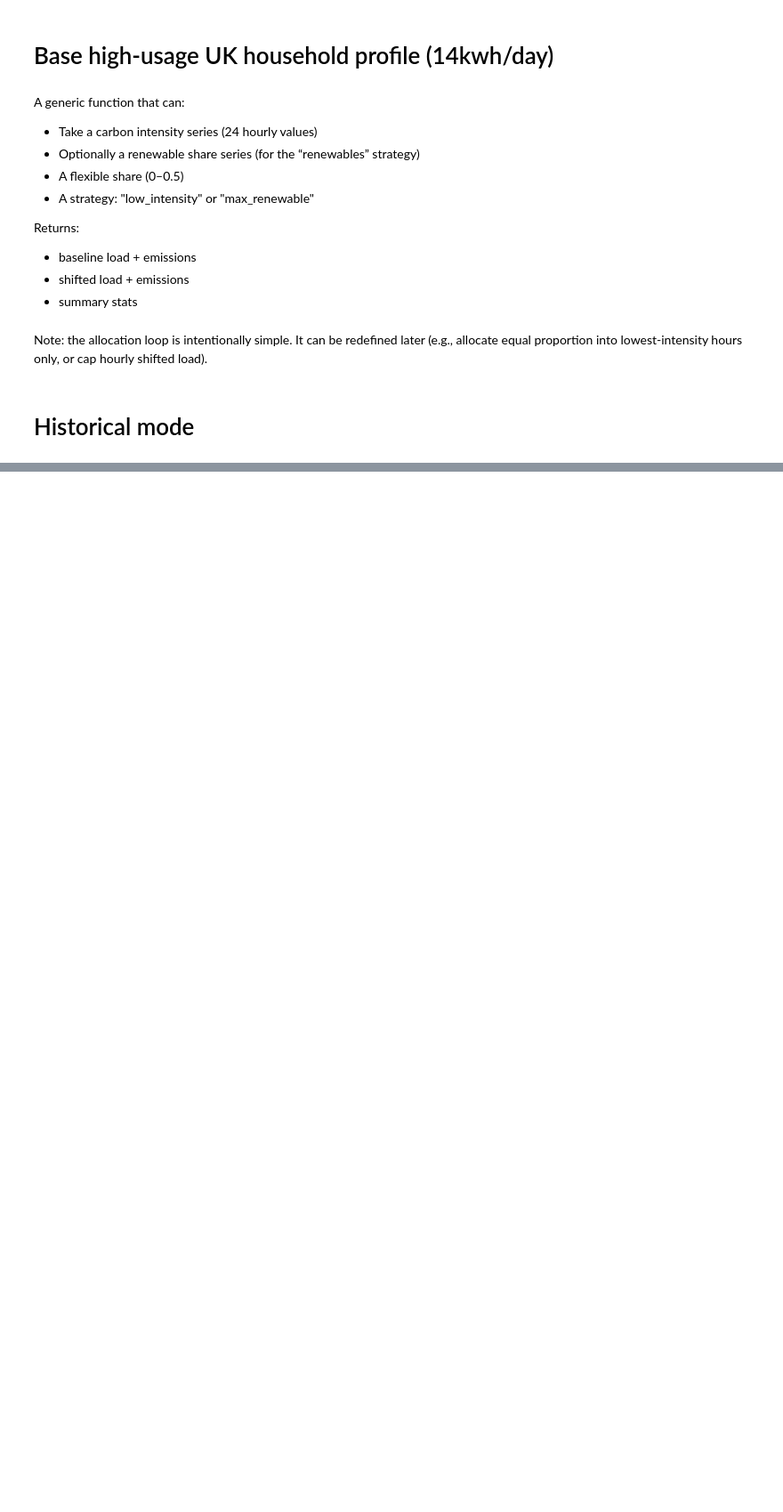
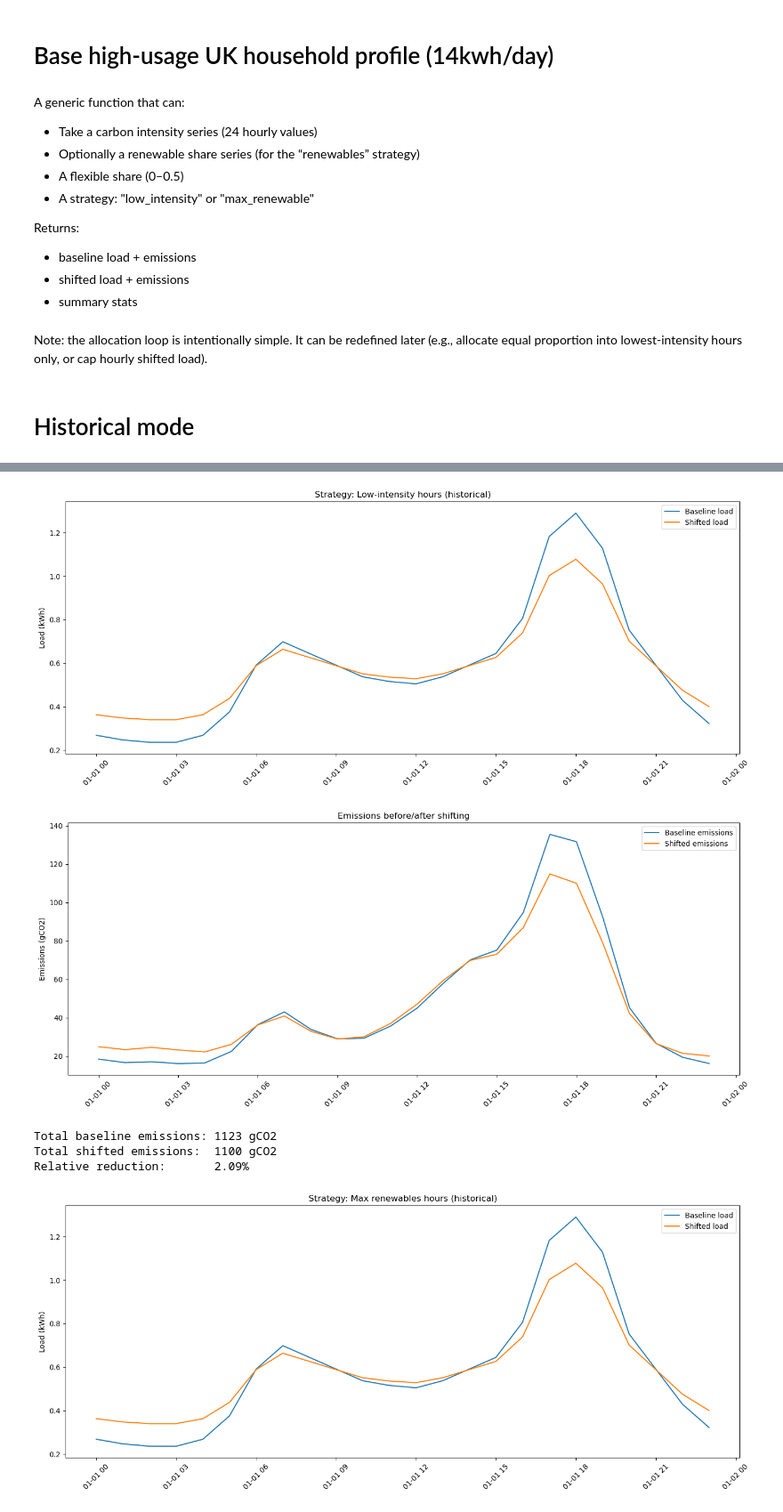
Before and after one commit to KrisN13/Forecasting-UK-Grid-Carbon-Intensity, a Jupyter notebook: notebooks/05_scenarios_and_impact.ipynb, the cells around one changed output, grey strips where cells are left out. Shown at 89% size. Saved outputs shown, nothing was run; the diff lists cells and outputs as text; code cells hidden in the pictures; blank space fills up the shorter version.

Commit message:
ReadME updated with Limitations, 05_scenarios_and_impact completed processes

```diff
--- a/notebooks/05_scenarios_and_impact.ipynb
+++ b/notebooks/05_scenarios_and_impact.ipynb
@@ -5,12 +14,8 @@ import matplotlib.pyplot as plt
 # %%
-# File path for carbon intensity dataset
-PATH = "C:/Users/Krist/OneDrive/Documents/Data Analysis/Practice/Carbon/data/processed/df_carbon.parquet"
+# File path for predictions dataset
+PATH = "../data/predictions/ci_predictions.parquet"
 
-# Keeps the DATETIME column as an index
-df_carbon = pd.read_parquet(PATH)
+df_preds = pd.read_parquet(PATH)
 
 # Sort Ascending order by index (DATETIME)
-df_carbon = df_carbon.sort_index()
-
-# Keep records within the modern period due to less fluctuation in data readings (determined in Notebook 02)
-df_carbon = df_carbon[df_carbon.index >= "2020-01-01"]
+df_preds = df_preds.sort_index()
@@ -60,6 +90,7 @@ def run_shift_scenario(
     flexible_share: float = 0.3,
     strategy: str = "low_intensity",
     renewable_share: pd.Series | None = None,
+    n_target_hours: int = 4,
 ) -> dict:
     # Ensure sorted and 24 hours
     ci_series = ci_series.sort_index()
@@ -180,0 +219,38 @@ scenario_renew = run_shift_scenario(
+# %%
+def plot_scenario(result: dict, title: str = ""):
+    idx = result["index"]
+
+    plt.figure(figsize=(14, 6))
+    plt.plot(idx, result["baseline_load"], label="Baseline load")
+    plt.plot(idx, result["shifted_load"], label="Shifted load")
+    plt.ylabel("Load (kWh)")
+    plt.title(title or "Household load before/after shifting")
+    plt.legend()
+    plt.xticks(rotation=45)
+    plt.tight_layout()
+    plt.show()
+
+    plt.figure(figsize=(14, 6))
+    plt.plot(idx, result["baseline_emissions"], label="Baseline emissions")
+    plt.plot(idx, result["shifted_emissions"], label="Shifted emissions")
+    plt.ylabel("Emissions (gCO2)")
+    plt.title("Emissions before/after shifting")
+    plt.legend()
+    plt.xticks(rotation=45)
+    plt.tight_layout()
+    plt.show()
+
+    print(f"Total baseline emissions: {result['total_baseline_emissions']:.0f} gCO2")
+    print(f"Total shifted emissions:  {result['total_shifted_emissions']:.0f} gCO2")
+    print(f"Relative reduction:       {result['relative_reduction']*100:.2f}%")
+
+# Example usage:
+plot_scenario(scenario_low_hist,   title="Strategy: Low-intensity hours (historical)")
+plot_scenario(scenario_renew_hist, title="Strategy: Max renewables hours (historical)")
+# %% [output]
+[figure, added]
+[figure, added]
+Total baseline emissions: 1123 gCO2
+Total shifted emissions:  1100 gCO2
+Relative reduction:       2.09%
+[figure, added]
```
Also changed, not shown: parts of 22 cells of this notebook, 1 other file.
